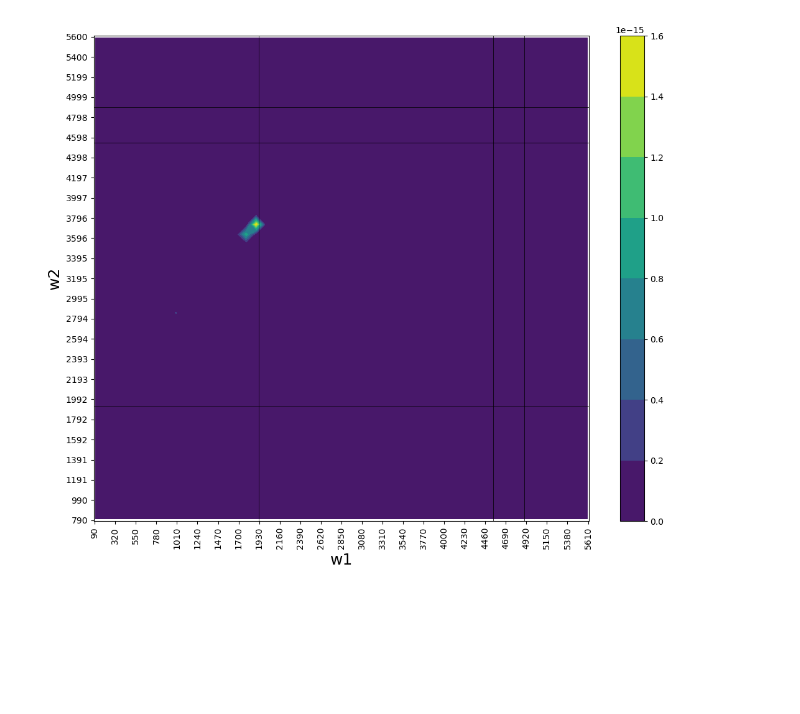
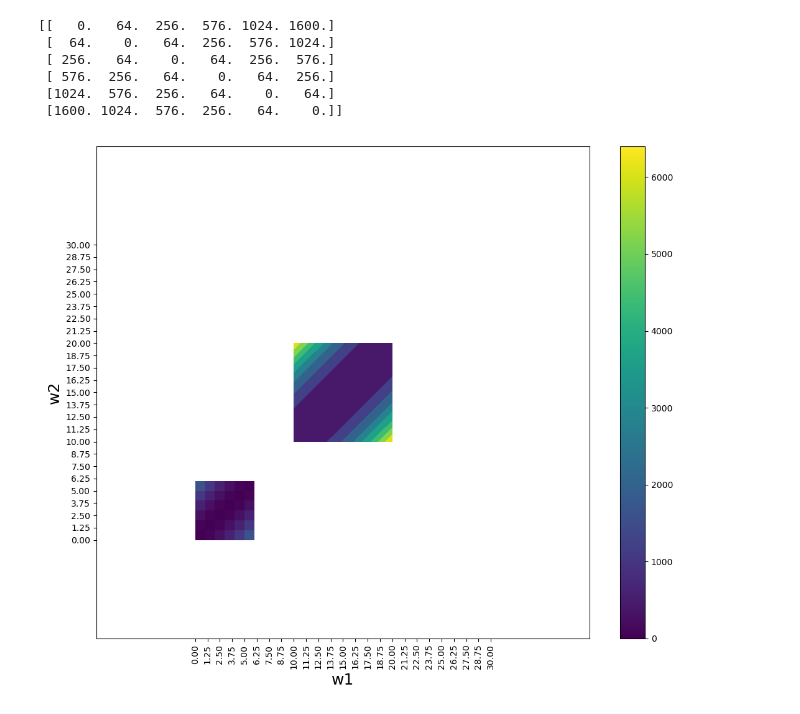
Before and after one commit to wilson-gv-project/wilson-gv, a Jupyter notebook: clean2DIR.ipynb, the cells around one changed output. Drawn from its saved outputs; the diff is of its cells as text; code cells hidden in the pictures; blank space fills up the shorter version.

```diff
--- a/clean2DIR.ipynb
+++ b/clean2DIR.ipynb
@@ -8,7 +22,7 @@ def avrgterm(todo, alpha, beta, gamma, delta, dmu, dalpha):
     return f * s * t
 
 # average over given suscept_tensor_comp
-def orientavr(suscept_tensor_comp, todo, dmu, dalpha):
+def orientavr_total(suscept_tensor_comp, todo, dmu, dalpha):
     ders_avrg = []
 
     for alpha in suscept_tensor_comp[0]:
@@ -22,0 +282,8 @@ def orientavr(suscept_tensor_comp, todo, dmu, dalpha):
+# %%
+todo_el0 = [(a,), (b,), (a, b,)]
+todo_el1 = [(a,), (a, b,), (b,)]
+resonances_el0 = [ ((a, b,), (a,), (-1, 2,)), ((0,), (a,), (-1,)) ]
+resonances_el1 = [ ((b,), (a,), (-1, 2,)), ((0,), (a,), (-1,)) ]
+fractions0, fractions1 = None, None
+
+todolist = {0: (todo_el0, resonances_el0, fractions0), 1: (todo_el1, resonances_el1, fractions1)}
@@ -294,18 +702,26 @@ deriv_alpha = [deriv_alpha_first, deriv_alpha_second]
 suscept_tensor_comps = [[2], [2], [2], [2]]
 
 Gamma = 0.0001
-Delta = {'aa': 70, 'bb': 30, 'ab': 70, 'bc': 80, 'abc': 120}
+Delta = {'11': 70, '22': 30, '12': 70, '23': 80, '123': 120}
 
-w = {0: 1927.08382347, 1: 4545.77721188, 2: 4896.43798171}
+w = {0: 1775.31595735, 1: 4176.50069324, 2: 4267.11889757}
 
 F = np.zeros((len(w), len(w), len(w)))
 F[0, 1, 2] = 170.24
 
-w2_s = 800
-w2_e = 5590
-w1_s = w2_s-700
-w1_e = w2_e+10#-700
-Nfreqs = 50
+w2_s = 10
+w2_e = 20
+w1_s = 10
+w1_e = 20
+Nfreqs1 = 6
+Nfreqs2 = 6
 
-ranges = (w1_s, w1_e, w2_s, w2_e, Nfreqs)
+# w2_s = 4
+# w2_e = 9
+# w1_s = 1
+# w1_e = 5
+# Nfreqs = 5
+
+
+ranges = (w1_s, w1_e, w2_s, w2_e, Nfreqs1, Nfreqs2)
 data = [[], [], w, deriv_mu, deriv_alpha, Gamma, Delta, suscept_tensor_comps, F]
@@ -311,0 +745,15 @@ data = [[], [], w, deriv_mu, deriv_alpha, Gamma, Delta, suscept_tensor_comps, F]
+# %%
+settings = {'el_t2':False,
+            'mech_on':False, 'mech_t2':False, 'mech_t3':False,
+            'w1mw2_axis': False, 'printing': False, 'show_fundamentals': True
+            }
+np.set_printoptions(linewidth=100000)
+plotspectrum(ranges, data, settings)
+# %% [output]
+[[   0.   64.  256.  576. 1024. 1600.]
+ [  64.    0.   64.  256.  576. 1024.]
+ [ 256.   64.    0.   64.  256.  576.]
+ [ 576.  256.   64.    0.   64.  256.]
+ [1024.  576.  256.   64.    0.   64.]
+ [1600. 1024.  576.  256.   64.    0.]]
+[figure, added]
@@ -312,8 +766,6 @@ data = [[], [], w, deriv_mu, deriv_alpha, Gamma, Delta, suscept_tensor_comps, F]
 # %%
-settings = {'el_t2':False,
+settings = {'el_t2':True,
             'mech_on':False, 'mech_t2':False, 'mech_t3':False,
             'w1mw2_axis': False, 'printing': False, 'show_fundamentals': True
             }
 plotspectrum(ranges, data, settings)
-# %% [output]
-[figure, removed]
```
Also changed, not shown: parts of 39 cells of this notebook, 1 other file.
